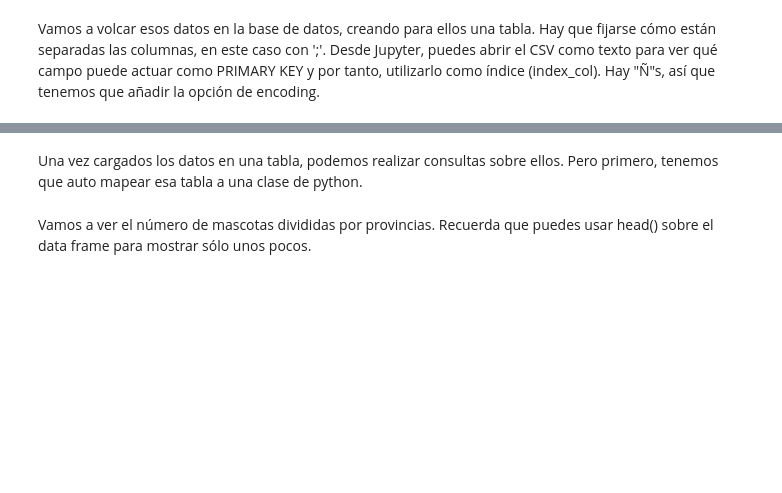
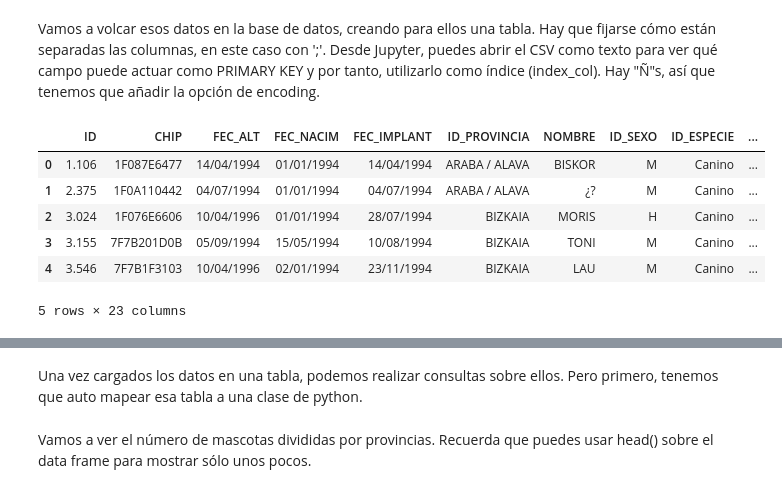
Before and after one commit to yerartdev/uc-m1967-mdsi, a Jupyter notebook: d11/ORM-SQLAlchemy_v2.ipynb, the cells around one changed output, grey strips where cells are left out. Cells and saved outputs as stored; diff of their text form; code cells hidden in the pictures; blank space fills up the shorter version.

Commit message:
ORM: Ejercicio Guiado; Carga y limpieza de datos (missing values, imputation)

```diff
--- a/d11/ORM-SQLAlchemy_v2.ipynb
+++ b/d11/ORM-SQLAlchemy_v2.ipynb
@@ -1281,0 +1324,17 @@ engine.execute('alter table animales add id_py int auto_increment primary key;')
+# %%
+df = pd.read_csv('animales.csv',
+                 parse_dates=True,
+                 sep=';',
+                 encoding = 'ISO-8859-1',
+                 low_memory=False)
+# %%
+#::GMG::Una primera inspección revela muchos missing values NaN ...
+df.head()
+# %% [output]
+|  | ID | CHIP | FEC_ALT | FEC_NACIM | FEC_IMPLANT | ID_PROVINCIA | NOMBRE | ID_SEXO | ID_ESPECIE | ... |
+| 0 | 1.106 | 1F087E6477 | 14/04/1994 | 01/01/1994 | 14/04/1994 | ARABA / ALAVA | BISKOR | M | Canino | ... |
+| 1 | 2.375 | 1F0A110442 | 04/07/1994 | 01/01/1994 | 04/07/1994 | ARABA / ALAVA | ¿? | M | Canino | ... |
+| 2 | 3.024 | 1F076E6606 | 10/04/1996 | 01/01/1994 | 28/07/1994 | BIZKAIA | MORIS | H | Canino | ... |
+| 3 | 3.155 | 7F7B201D0B | 05/09/1994 | 15/05/1994 | 10/08/1994 | BIZKAIA | TONI | M | Canino | ... |
+| 4 | 3.546 | 7F7B1F3103 | 10/04/1996 | 02/01/1994 | 23/11/1994 | BIZKAIA | LAU | M | Canino | ... |
+5 rows × 23 columns
```
Also changed, not shown: parts of 30 cells of this notebook.
